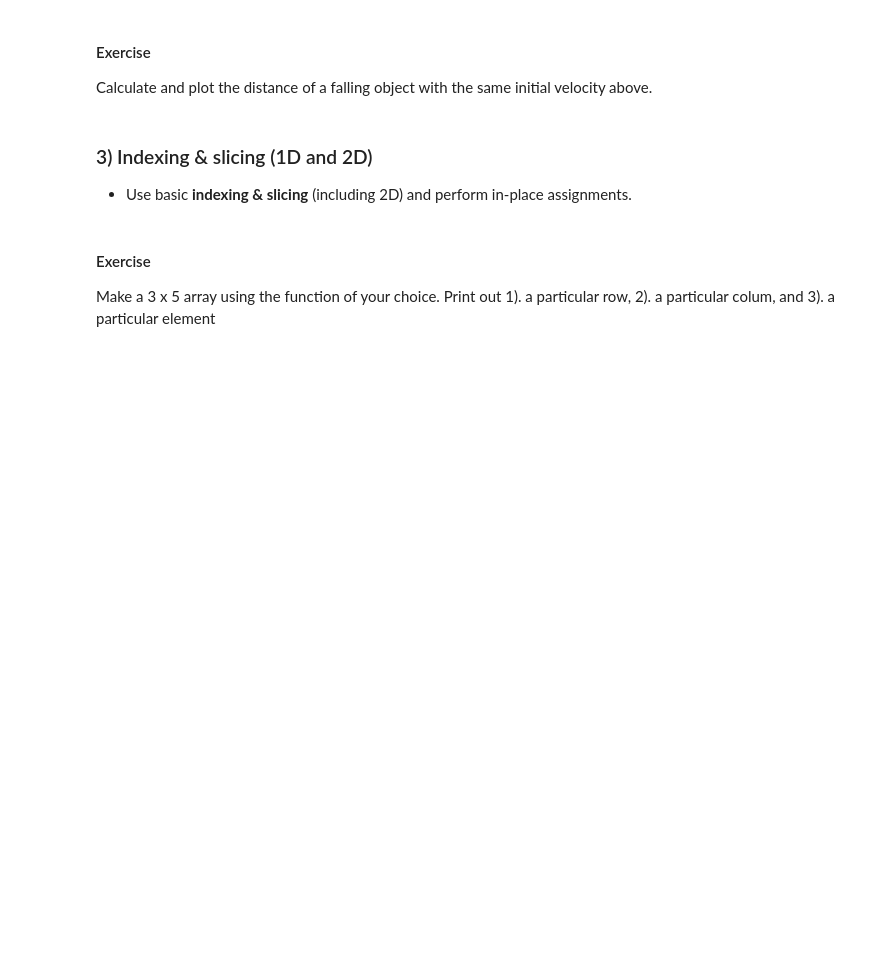
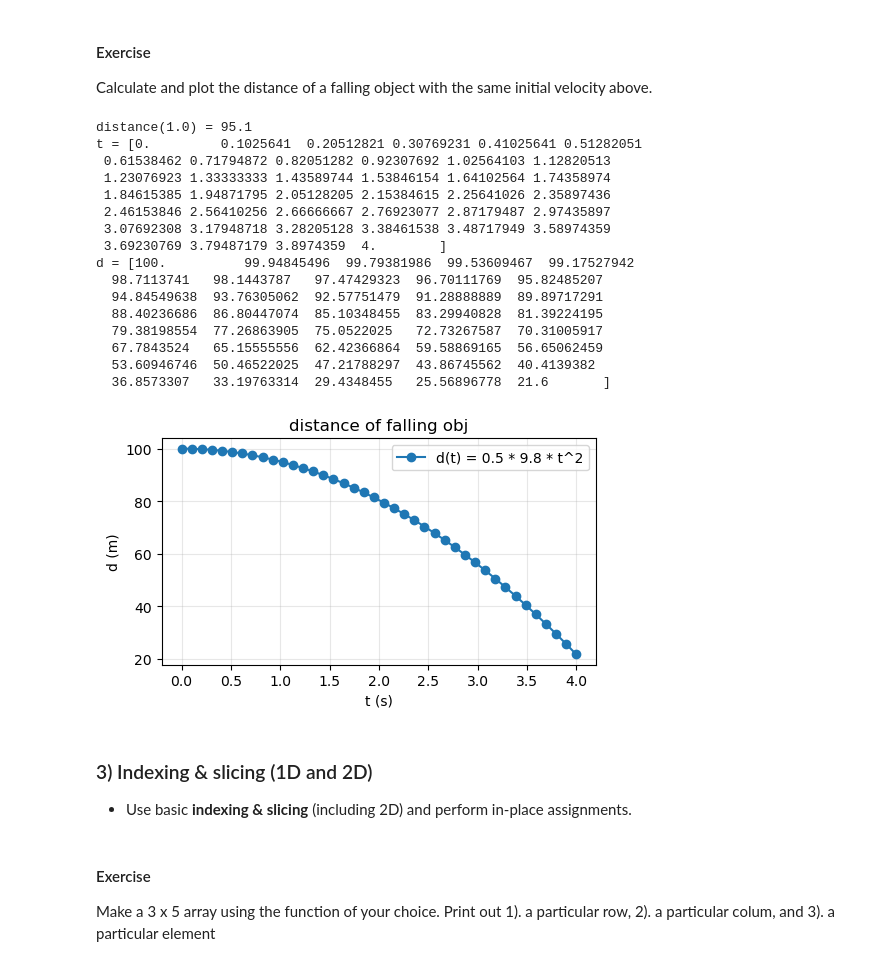
Before and after one commit to chrsshkm/Engineering-Methods-Lecture-Exercises, a Jupyter notebook: Leacture 7_NumPy_Exercise.ipynb, the cells around one changed output. Drawn from its saved outputs; the diff is of its cells as text; code cells hidden in the pictures; blank space fills up the shorter version.

```diff
--- a/Leacture 7_NumPy_Exercise.ipynb
+++ b/Leacture 7_NumPy_Exercise.ipynb
@@ -86,7 +93,40 @@ v = [ 0.   9.8 19.6 29.4 39.2]
 #### Exercise
 Calculate and plot the distance of a falling object with the same initial velocity above.
 # %%
-# Your code here
+import numpy as np, matplotlib.pyplot as plt
+def distance(t):
+    g = 9.8  # m/s^2
+    d0 = 100.0
+    v0 = 0.0
+    return (-1/2)*g*t**2 + v0*t + d0
+print('distance(1.0) =', distance(1.0))
+
+t = np.linspace(0, 4, 40)
+d = distance(t)
+print('t =', t)
+print('d =', d)
+plt.figure(figsize=(5.2,3.2))
+plt.plot(t, d, 'o-', label='d(t) = 0.5 * 9.8 * t^2')
+plt.xlabel('t (s)'); plt.ylabel('d (m)'); plt.title('distance of falling obj')
+plt.grid(True, alpha=0.3); plt.legend(); plt.tight_layout(); plt.show()
+# %% [output]
+distance(1.0) = 95.1
+t = [0.         0.1025641  0.20512821 0.30769231 0.41025641 0.51282051
+ 0.61538462 0.71794872 0.82051282 0.92307692 1.02564103 1.12820513
+ 1.23076923 1.33333333 1.43589744 1.53846154 1.64102564 1.74358974
+ 1.84615385 1.94871795 2.05128205 2.15384615 2.25641026 2.35897436
+ 2.46153846 2.56410256 2.66666667 2.76923077 2.87179487 2.97435897
+ 3.07692308 3.17948718 3.28205128 3.38461538 3.48717949 3.58974359
+ 3.69230769 3.79487179 3.8974359  4.        ]
+d = [100.          99.94845496  99.79381986  99.53609467  99.17527942
+  98.7113741   98.1443787   97.47429323  96.70111769  95.82485207
+  94.84549638  93.76305062  92.57751479  91.28888889  89.89717291
+  88.40236686  86.80447074  85.10348455  83.29940828  81.39224195
+  79.38198554  77.26863905  75.0522025   72.73267587  70.31005917
+  67.7843524   65.15555556  62.42366864  59.58869165  56.65062459
+  53.60946746  50.46522025  47.21788297  43.86745562  40.4139382
+  36.8573307   33.19763314  29.4348455   25.56896778  21.6       ]
+[figure, added]
 # %% [markdown]
 ### 3) Indexing & slicing (1D and 2D)
 - Use basic **indexing & slicing** (including 2D) and perform in-place assignments.
```
Also changed, not shown: parts of 1 cell of this notebook.
